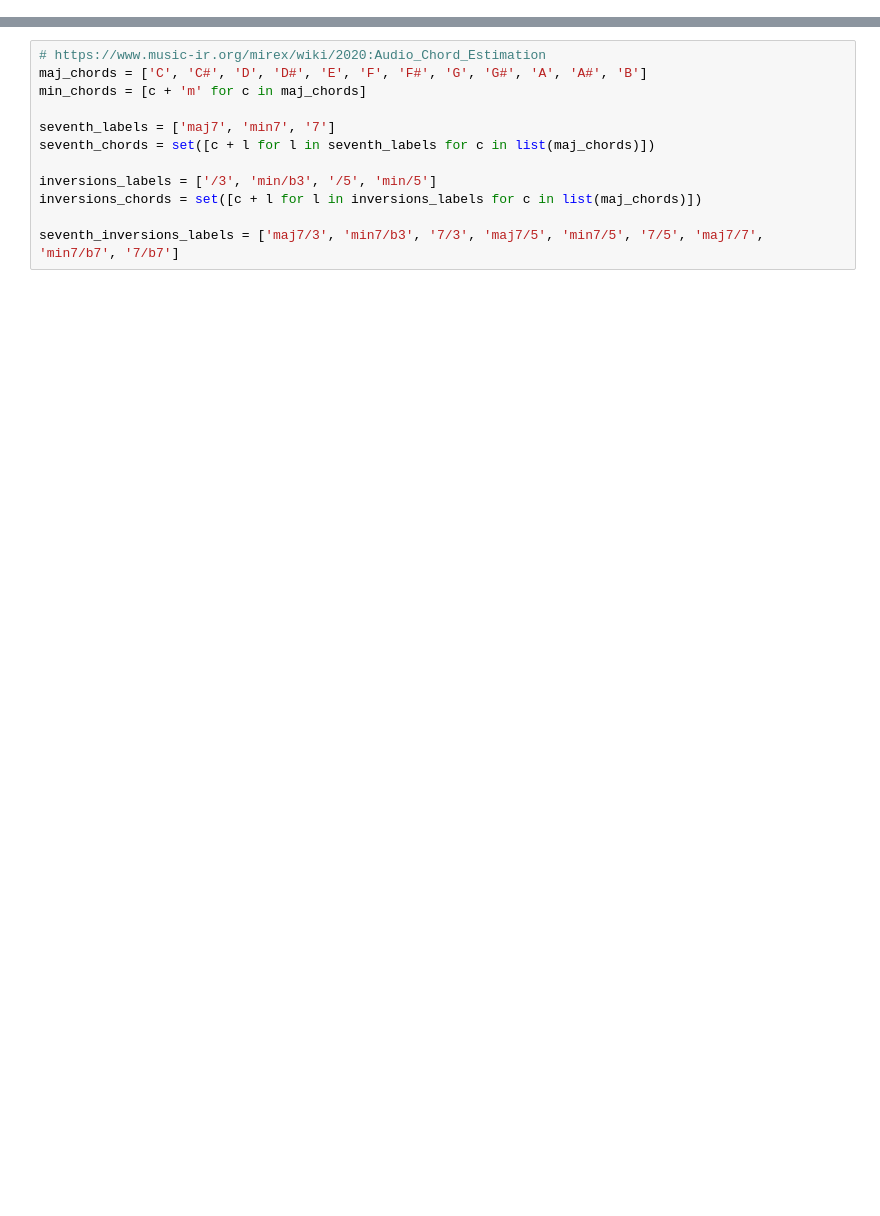
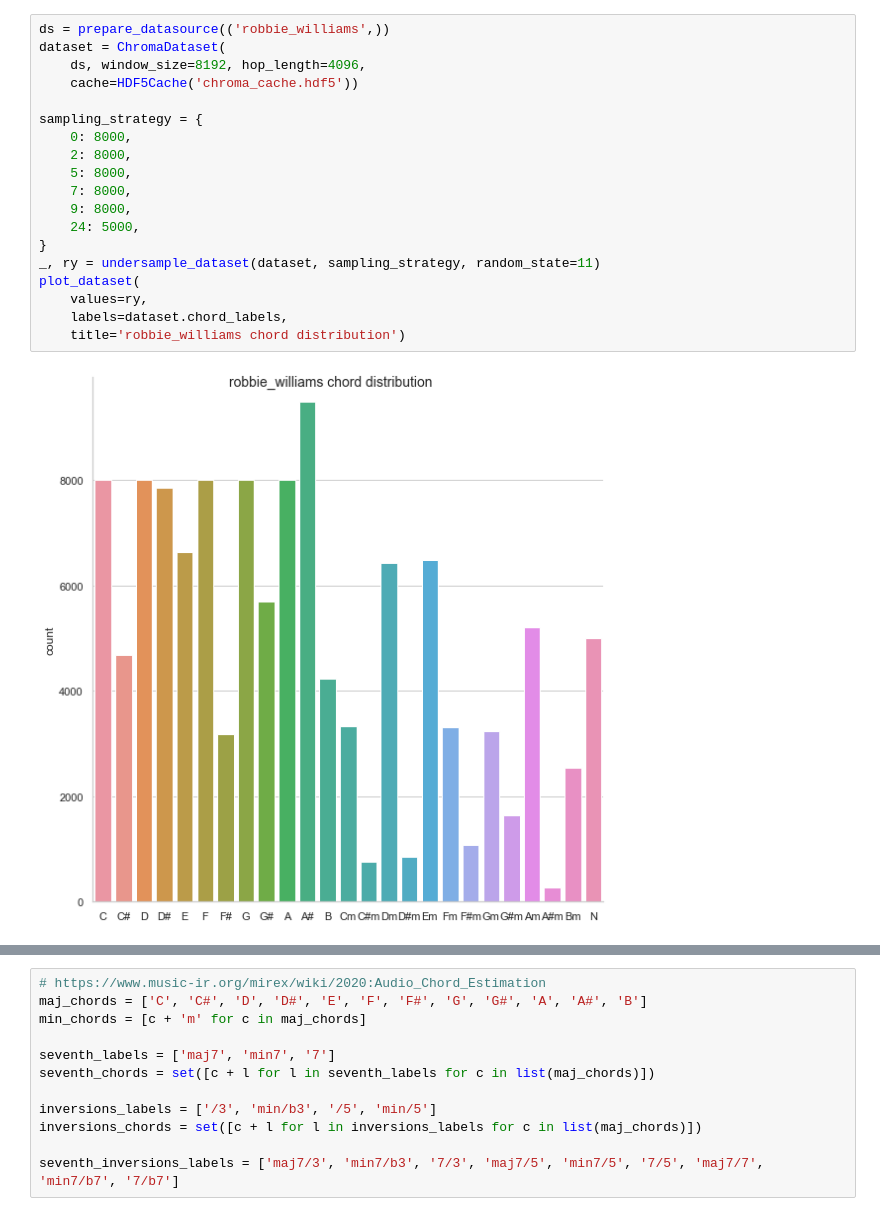
Before and after one commit to discort/chord-recognition, a Jupyter notebook: chords_analysis.ipynb, the cells around one changed output, grey strips where cells are left out. Drawn from its saved outputs; the diff is of its cells as text; blank space fills up the shorter version.

```diff
--- a/chords_analysis.ipynb
+++ b/chords_analysis.ipynb
@@ -28,0 +69,21 @@ The autoreload extension is already loaded. To reload it, use:
+# %%
+ds = prepare_datasource(('robbie_williams',))
+dataset = ChromaDataset(
+    ds, window_size=8192, hop_length=4096,
+    cache=HDF5Cache('chroma_cache.hdf5'))
+
+sampling_strategy = {
+    0: 8000,
+    2: 8000,
+    5: 8000,
+    7: 8000,
+    9: 8000,
+    24: 5000,
+}
+_, ry = undersample_dataset(dataset, sampling_strategy, random_state=11)
+plot_dataset(
+    values=ry,
+    labels=dataset.chord_labels,
+    title='robbie_williams chord distribution')
+# %% [output]
+[figure, added]
```
Also changed, not shown: parts of 15 cells of this notebook, 19 other files.
